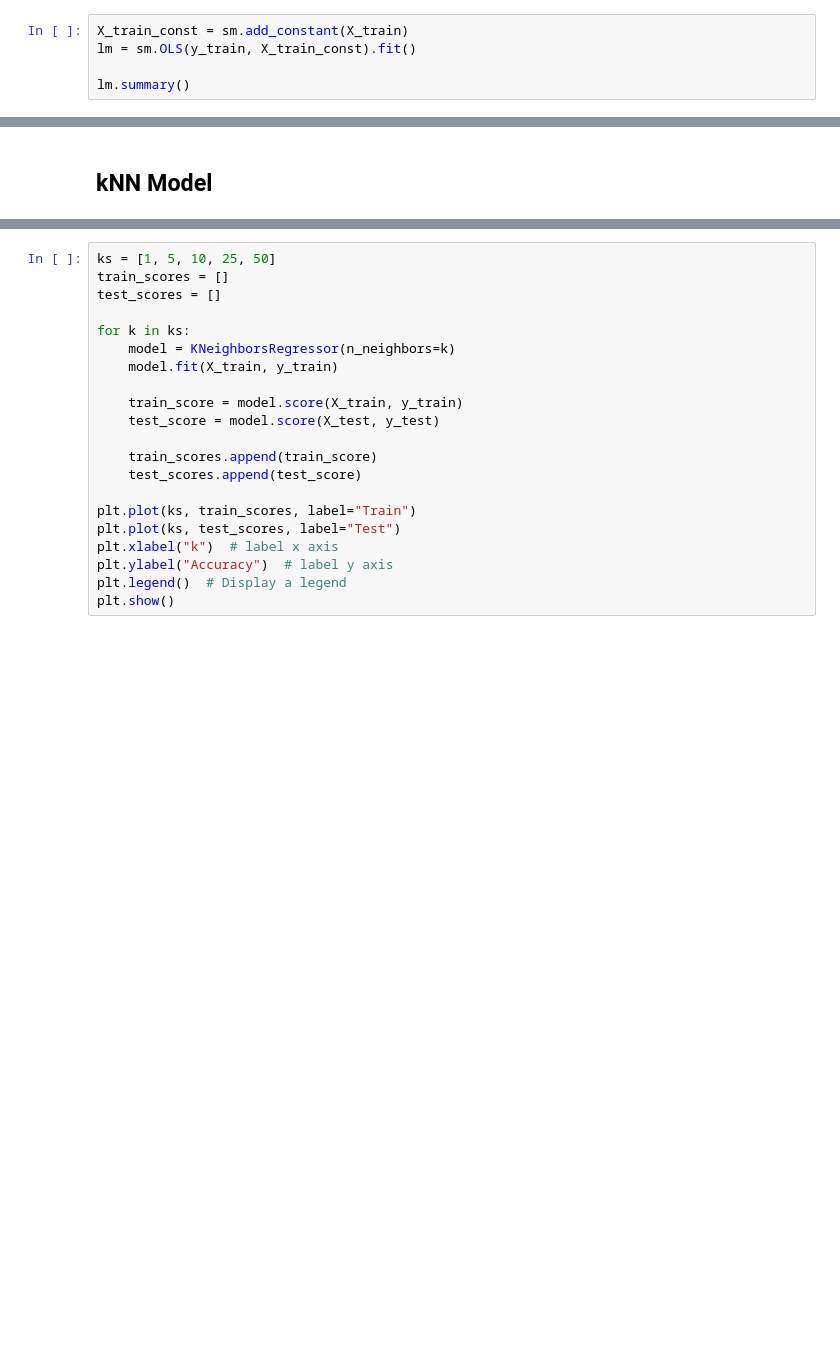
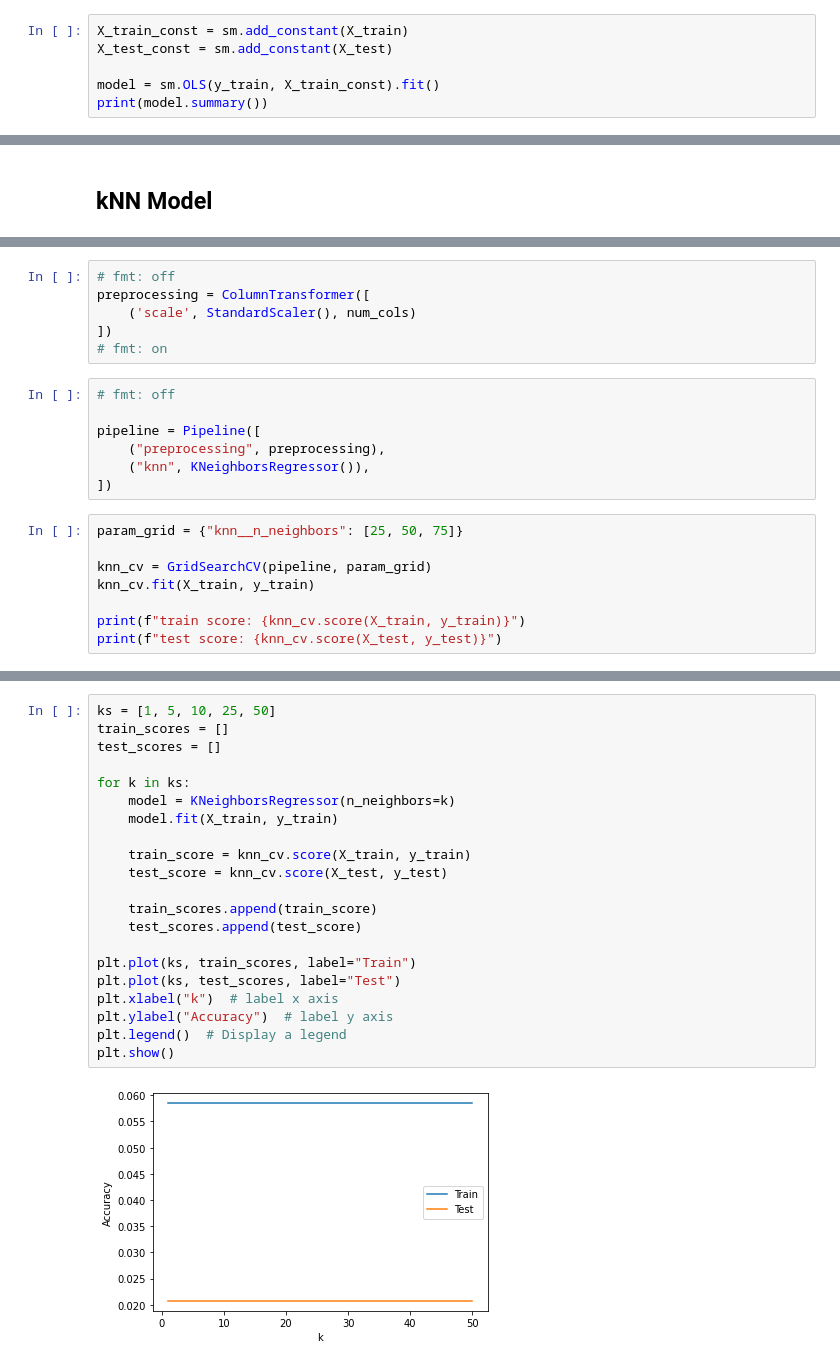
Before and after one commit to mgalaviz1/my_work, a Jupyter notebook: week7/KNN_assignment.ipynb, the cells around one changed output, grey strips where cells are left out. Cells and saved outputs as stored; diff of their text form; blank space fills up the shorter version.

```diff
--- a/week7/KNN_assignment.ipynb
+++ b/week7/KNN_assignment.ipynb
@@ -264,5 +411,6 @@ print(f'Test Score: {test_score}')
 # %%
 X_train_const = sm.add_constant(X_train)
-lm = sm.OLS(y_train, X_train_const).fit()
+X_test_const = sm.add_constant(X_test)
 
-lm.summary()
+model = sm.OLS(y_train, X_train_const).fit()
+print(model.summary())
@@ -305,0 +471,21 @@ print("Weighted Accuracy: %0.2f (+/- %0.2f)" % (score_w.mean(), score_w.std() *
+# %%
+# fmt: off
+preprocessing = ColumnTransformer([
+    ('scale', StandardScaler(), num_cols)
+])
+# fmt: on
+# %%
+# fmt: off
+
+pipeline = Pipeline([
+    ("preprocessing", preprocessing),
+    ("knn", KNeighborsRegressor()),
+])
+# %%
+param_grid = {"knn__n_neighbors": [25, 50, 75]}
+
+knn_cv = GridSearchCV(pipeline, param_grid)
+knn_cv.fit(X_train, y_train)
+
+print(f"train score: {knn_cv.score(X_train, y_train)}")
+print(f"test score: {knn_cv.score(X_test, y_test)}")
@@ -306,21 +499,23 @@ print("Weighted Accuracy: %0.2f (+/- %0.2f)" % (score_w.mean(), score_w.std() *
 # %%
 ks = [1, 5, 10, 25, 50]
 train_scores = []
 test_scores = []
 
 for k in ks:
     model = KNeighborsRegressor(n_neighbors=k)
     model.fit(X_train, y_train)
 
-    train_score = model.score(X_train, y_train)
-    test_score = model.score(X_test, y_test)
+    train_score = knn_cv.score(X_train, y_train)
+    test_score = knn_cv.score(X_test, y_test)
 
     train_scores.append(train_score)
     test_scores.append(test_score)
 
 plt.plot(ks, train_scores, label="Train")
 plt.plot(ks, test_scores, label="Test")
 plt.xlabel("k")  # label x axis
 plt.ylabel("Accuracy")  # label y axis
 plt.legend()  # Display a legend
 plt.show()
+# %% [output]
+[figure, added]
```
Also changed, not shown: parts of 39 cells of this notebook, 1 other file.
